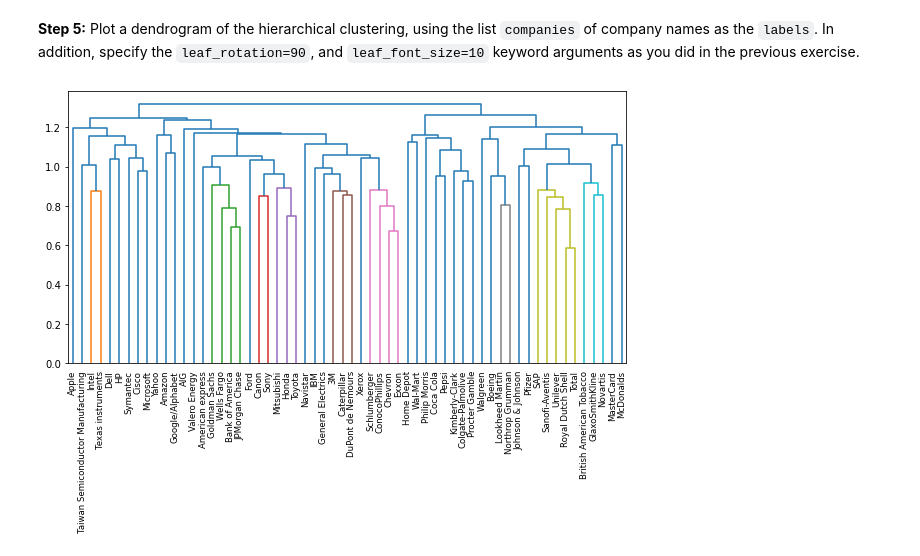
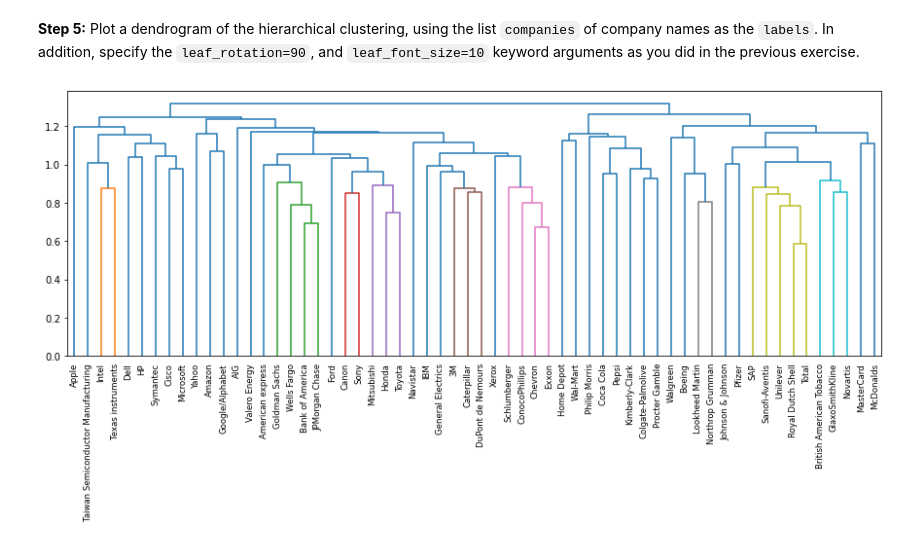
Before and after one commit to EuniceOyeniyi/stive_exercises, a Jupyter notebook: Chapter 02/02. Clustering/02. Hierarchical Clustering/exercises/exercise_11_hierachies_of_stocks.ipynb, the cells around one changed output. Saved outputs shown, nothing was run; the diff lists cells and outputs as text; code cells hidden in the pictures.

```diff
--- a/Chapter 02/02. Clustering/02. Hierarchical Clustering/exercises/exercise_11_hierachies_of_stocks.ipynb
+++ b/Chapter 02/02. Clustering/02. Hierarchical Clustering/exercises/exercise_11_hierachies_of_stocks.ipynb
@@ -35,8 +35,8 @@ mergings = linkage(normalized_movements,method='complete')
 # %% [markdown]
 **Step 5:** Plot a dendrogram of the hierarchical clustering, using the list `companies` of company names as the `labels`. In addition, specify the `leaf_rotation=90`, and `leaf_font_size=10` keyword arguments as you did in the previous exercise.
 # %%
-plt.figure(figsize=(10,5))
+plt.figure(figsize=(15,5))
 dn = dendrogram(mergings,labels=companies,leaf_rotation=90,leaf_font_size=8.6)
 plt.show()
 # %% [output]
-[figure, old version]
+[figure, new version]
```
Also changed, not shown: 1 other file.
